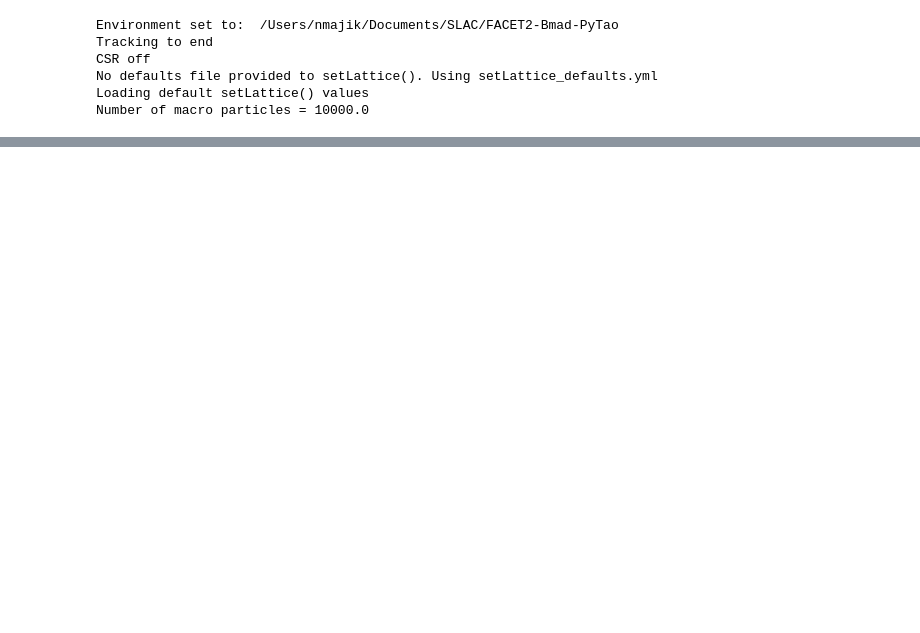
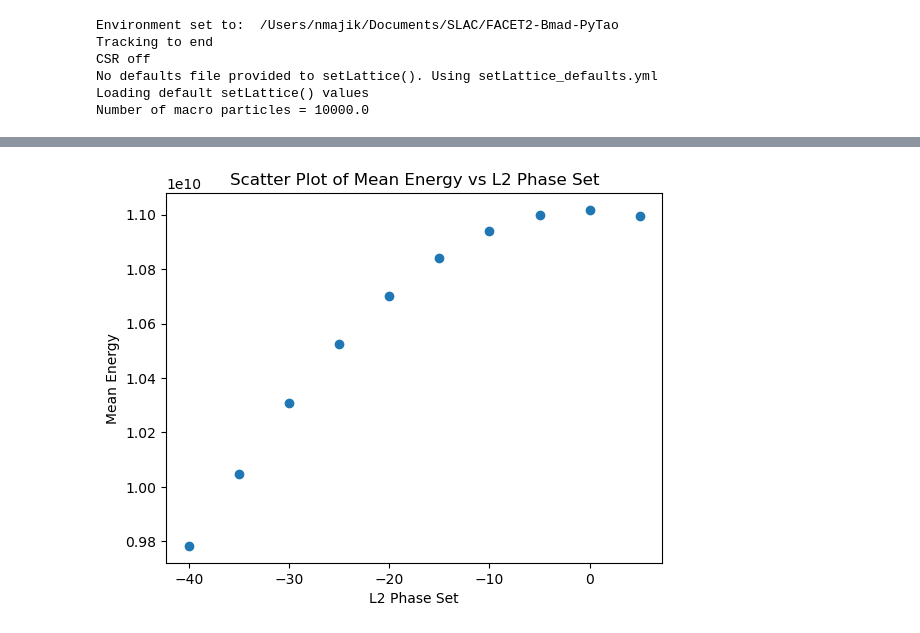
Before and after one commit to slaclab/Jitter-Forked-FACET2-Bmad-PyTao, a Jupyter notebook: 2024-07-09 S3DF demo notebook.ipynb, the cells around one changed output, grey strips where cells are left out. Drawn from its saved outputs; the diff is of its cells as text; code cells hidden in the pictures; blank space fills up the shorter version.

```diff
--- a/2024-07-09 S3DF demo notebook.ipynb
+++ b/2024-07-09 S3DF demo notebook.ipynb
@@ -63 +64,19 @@ print(P)
 ParticleGroup with 10000 particles with total charge 1.6018414376841442e-09 C
+# %%
+tao = initializeTao(
+    inputBeamFilePathSuffix = '/beams/nmmToL0AFEND_2bunch_2024-02-16Clean/2024-02-16_2bunch_1e5Downsample_nudgeWeights_driverOnly_2023-05-16InjectorMatch.h5',
+    numMacroParticles = 1e3
+)
+
+
+#results = []
+#results = pd.DataFrame()
+results = {"phase": [], "energy": []}
+for L2PhaseSet in np.arange(-40, 10, 5):
+    setLinacPhase(tao, "L2", L2PhaseSet)
+    trackBeam(tao)
+    P =  getBeamAtElement(tao, "MFFF")
+    #results.append([L2PhaseSet, P["mean_energy"]])
+    results["phase"].append(L2PhaseSet)
+    results["energy"].append(P["mean_energy"])
+    print([L2PhaseSet, P["mean_energy"]])
@@ -63,0 +100,19 @@ ParticleGroup with 10000 particles with total charge 1.6018414376841442e-09 C
+# %%
+# Extracting the data for plotting
+#L2PhaseSet_values = [result[0] for result in results]
+#mean_energy_values = [result[1] for result in results]
+
+# Creating the scatter plot
+#plt.scatter(L2PhaseSet_values, mean_energy_values)
+
+plt.scatter(results["phase"], results["energy"])
+
+# Adding title and labels
+plt.title('Scatter Plot of Mean Energy vs L2 Phase Set')
+plt.xlabel('L2 Phase Set')
+plt.ylabel('Mean Energy')
+
+# Display the plot
+plt.show()
+# %% [output]
+[figure, added]
```
Also changed, not shown: parts of 6 cells of this notebook, 3 other files.
